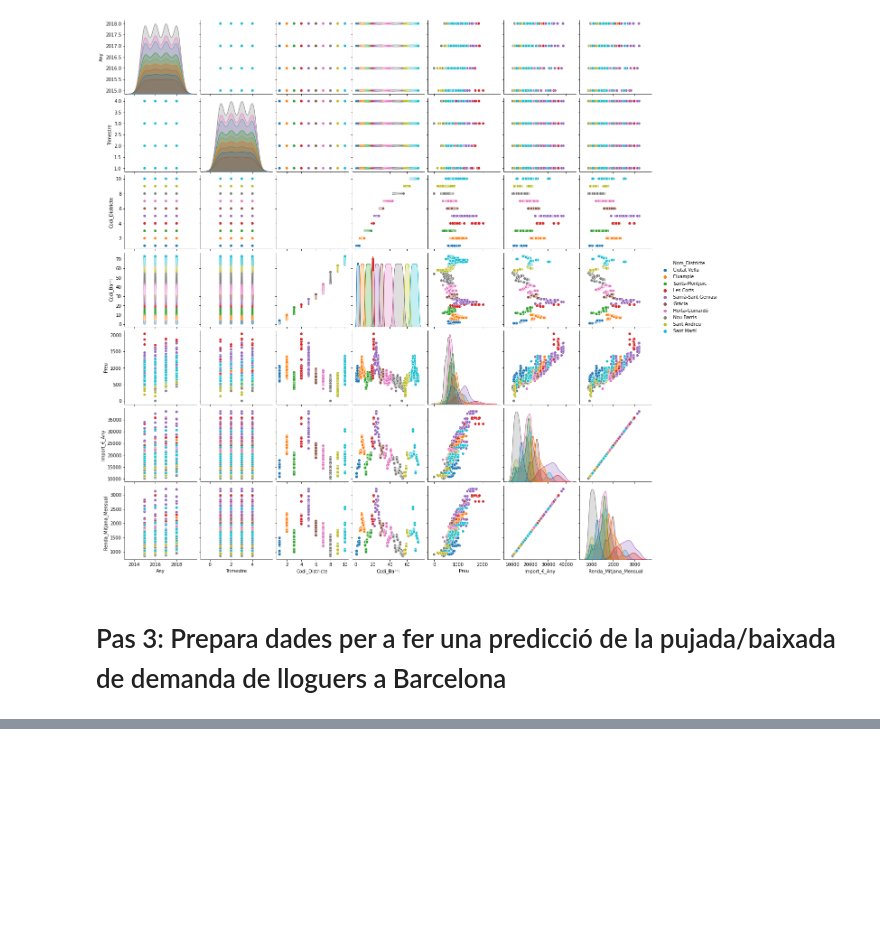
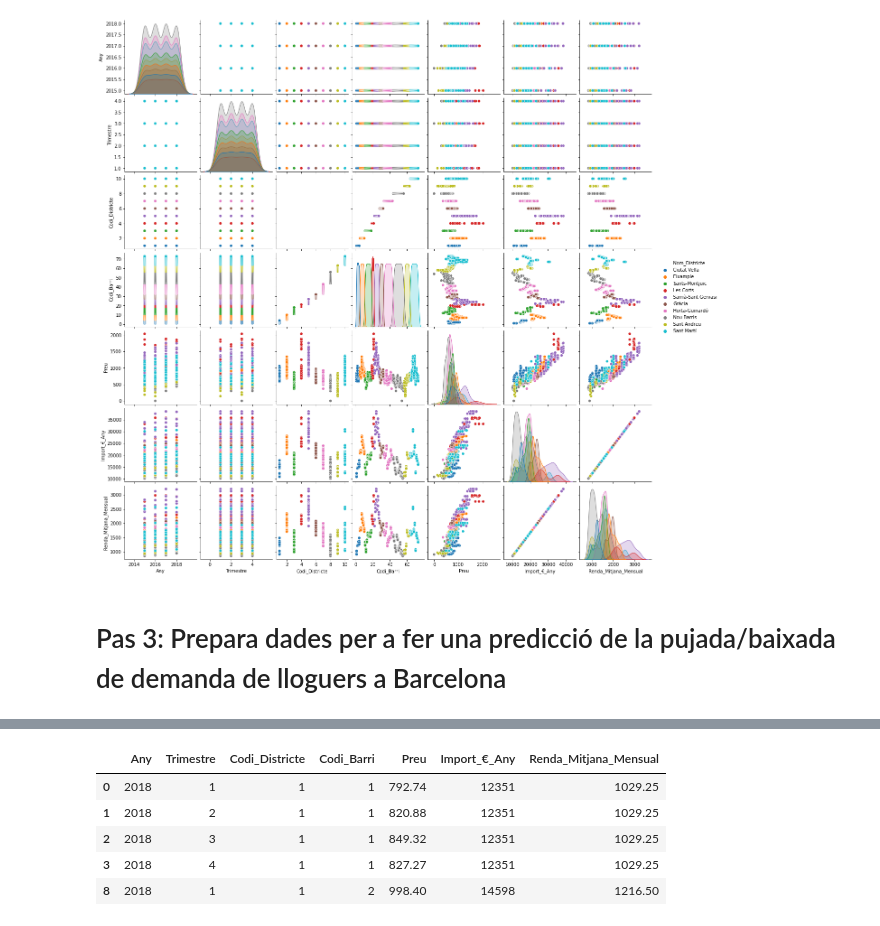
Before and after one commit to aacraf/studenthousing, a Jupyter notebook: main.ipynb, the cells around one changed output, grey strips where cells are left out. Cells and saved outputs as stored; diff of their text form; code cells hidden in the pictures; blank space fills up the shorter version.

```diff
--- a/main.ipynb
+++ b/main.ipynb
@@ -263,0 +289,14 @@ sns.pairplot(frame, hue='Nom_Districte')
+# %%
+frame.shape
+
+frame
+frame=frame.dropna(axis=0)
+frame.head()
+# frame = frame.drop(columns=['Nom_Districte', 'Nom_Barri', 'Lloguer_mitja'])
+# %% [output]
+|  | Any | Trimestre | Codi_Districte | Codi_Barri | Preu | Import_€_Any | Renda_Mitjana_Mensual |
+| 0 | 2018 | 1 | 1 | 1 | 792.74 | 12351 | 1029.25 |
+| 1 | 2018 | 2 | 1 | 1 | 820.88 | 12351 | 1029.25 |
+| 2 | 2018 | 3 | 1 | 1 | 849.32 | 12351 | 1029.25 |
+| 3 | 2018 | 4 | 1 | 1 | 827.27 | 12351 | 1029.25 |
+| 8 | 2018 | 1 | 1 | 2 | 998.40 | 14598 | 1216.50 |
```
Also changed, not shown: parts of 6 cells of this notebook.
